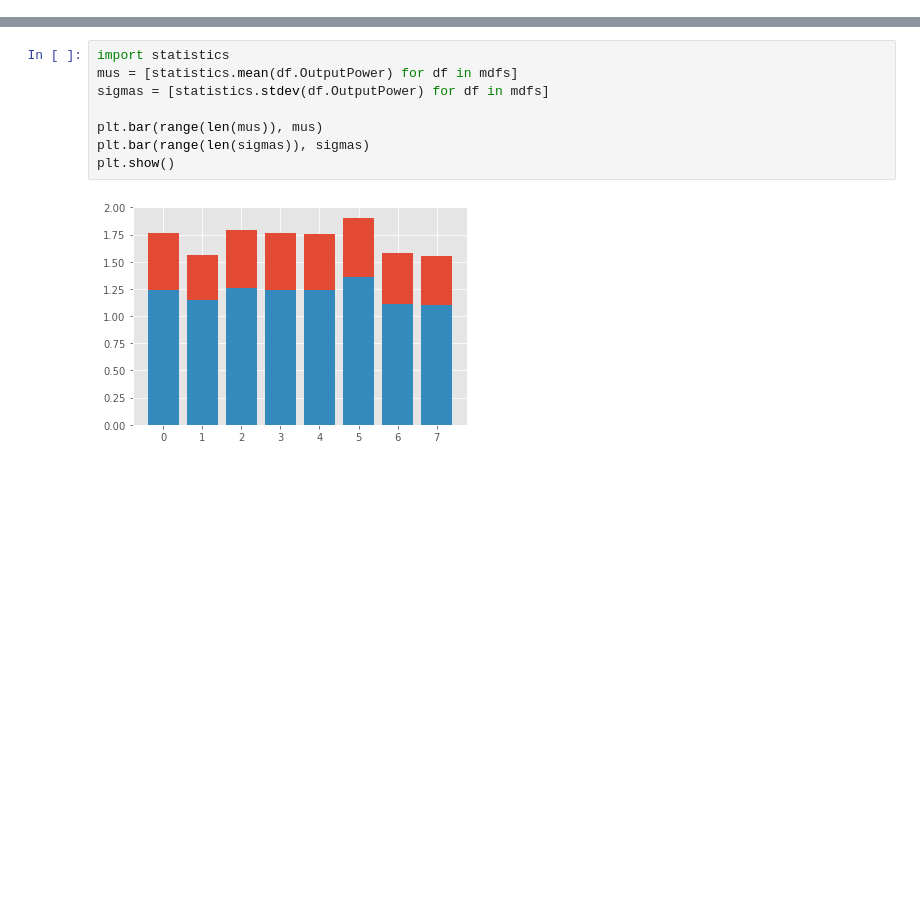
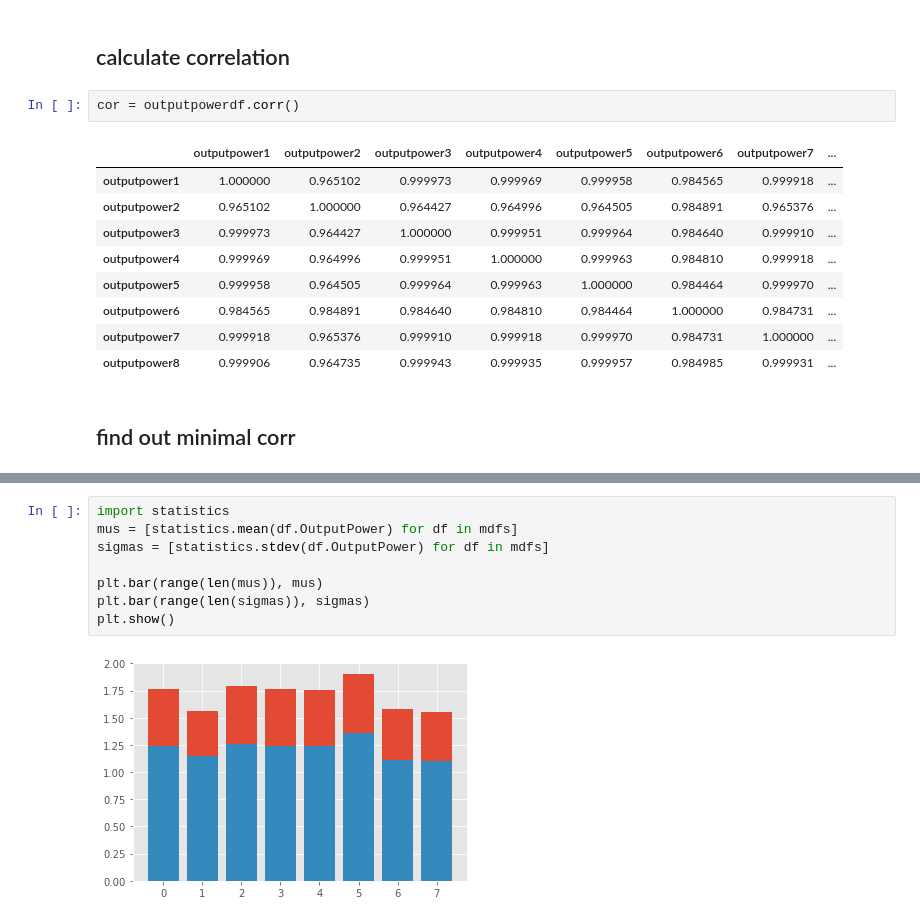
Before and after one commit to handy505/playground, a Jupyter notebook: python/jupyter/preprocess_data.ipynb, the cells around one changed output, grey strips where cells are left out. Drawn from its saved outputs; the diff is of its cells as text; blank space fills up the shorter version.

```diff
--- a/python/jupyter/preprocess_data.ipynb
+++ b/python/jupyter/preprocess_data.ipynb
@@ -28,0 +35,16 @@ plt.show(g)
+# %% [markdown]
+## calculate correlation
+# %%
+cor = outputpowerdf.corr()
+# %% [output]
+|  | outputpower1 | outputpower2 | outputpower3 | outputpower4 | outputpower5 | outputpower6 | outputpower7 | ... |
+| outputpower1 | 1.000000 | 0.965102 | 0.999973 | 0.999969 | 0.999958 | 0.984565 | 0.999918 | ... |
+| outputpower2 | 0.965102 | 1.000000 | 0.964427 | 0.964996 | 0.964505 | 0.984891 | 0.965376 | ... |
+| outputpower3 | 0.999973 | 0.964427 | 1.000000 | 0.999951 | 0.999964 | 0.984640 | 0.999910 | ... |
+| outputpower4 | 0.999969 | 0.964996 | 0.999951 | 1.000000 | 0.999963 | 0.984810 | 0.999918 | ... |
+| outputpower5 | 0.999958 | 0.964505 | 0.999964 | 0.999963 | 1.000000 | 0.984464 | 0.999970 | ... |
+| outputpower6 | 0.984565 | 0.984891 | 0.984640 | 0.984810 | 0.984464 | 1.000000 | 0.984731 | ... |
+| outputpower7 | 0.999918 | 0.965376 | 0.999910 | 0.999918 | 0.999970 | 0.984731 | 1.000000 | ... |
+| outputpower8 | 0.999906 | 0.964735 | 0.999943 | 0.999935 | 0.999957 | 0.984985 | 0.999931 | ... |
+# %% [markdown]
+## find out minimal corr
```
Also changed, not shown: parts of 3 cells of this notebook, 1 other file.
